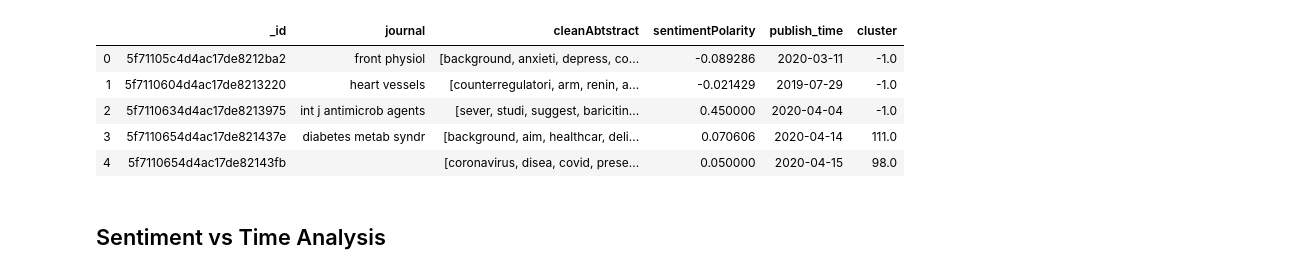
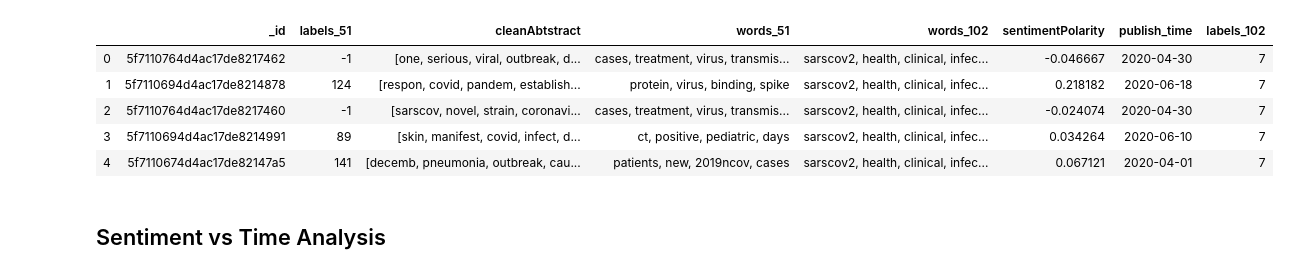
Before and after one commit to ElizabethSeidle/CORD-19_Project, a Jupyter notebook: Code/Sentiment_vs_Time.ipynb, the cells around one changed output. Cells and saved outputs as stored; diff of their text form; code cells hidden in the pictures.

```diff
--- a/Code/Sentiment_vs_Time.ipynb
+++ b/Code/Sentiment_vs_Time.ipynb
@@ -30,10 +0,0 @@ df_2 = df_2.merge(df_v, how='left', on = "_id")
-# %%
-df_2['sentimentPolarity'] = df_2.sentimentPolarity.map(lambda x: x[0])
-df_2.head()
-# %% [output]
-|  | _id | journal | cleanAbtstract | sentimentPolarity | publish_time | cluster |
-| 0 | 5f71105c4d4ac17de8212ba2 | front physiol | [background, anxieti, depress, co... | -0.089286 | 2020-03-11 | -1.0 |
-| 1 | 5f7110604d4ac17de8213220 | heart vessels | [counterregulatori, arm, renin, a... | -0.021429 | 2019-07-29 | -1.0 |
-| 2 | 5f7110634d4ac17de8213975 | int j antimicrob agents | [sever, studi, suggest, baricitin... | 0.450000 | 2020-04-04 | -1.0 |
-| 3 | 5f7110654d4ac17de821437e | diabetes metab syndr | [background, aim, healthcar, deli... | 0.070606 | 2020-04-14 | 111.0 |
-| 4 | 5f7110654d4ac17de82143fb |  | [coronavirus, disea, covid, prese... | 0.050000 | 2020-04-15 | 98.0 |
@@ -40 +4,52 @@ df_2.head()
+# %%
+import pandas as pd
+import pymongo
+from pymongo import MongoClient
+
+client = pymongo.MongoClient("mongodb+srv://group3:group3psu!@squid.36jsw.mongodb.net/CORD19?retryWrites=true&w=majority")
+db = client.CORD19
+db.list_collection_names()
+
+collection_1 = db.preprocess
+collection_2 = db.clusterFiftyTen
+collection_3 = db.clusterHundredTwo
+
+x = list(collection_1.find({}, {'cleanAbtstract':1})) #maybe substitute with other versions of the abstract ?
+y = list(collection_1.find({}, {'sentimentPolarity':1}))
+z = list(collection_1.find({}, {'publish_time':1}))
+w = list(collection_2.find({}, {'labels':1})) #51
+v = list(collection_3.find({}, {'labels':1})) #102
+q = list(collection_2.find({}, {'words':1})) #51
+r = list(collection_3.find({}, {'words':1})) #102
+
+df_y = pd.DataFrame(y)
+df_z = pd.DataFrame(z)
+df_w = pd.DataFrame(w) #51
+df_x = pd.DataFrame(x)
+df_v = pd.DataFrame(v) #102
+df_q = pd.DataFrame(q)
+df_r = pd.DataFrame(r) #102
+
+
+df_w = df_w.rename({'labels': 'labels_51'}, axis=1)
+df_v = df_v.rename({'labels': 'labels_102'}, axis=1)
+df_q = df_q.rename({'words': 'words_51'}, axis=1)
+df_r = df_r.rename({'words': 'words_102'}, axis=1)
+
+df_yz = df_y.merge(df_z, how='left', on = "_id")
+df_wx = df_w.merge(df_x, how='left', on = "_id")
+df_qr = df_q.merge(df_r, how='left', on = "_id")
+df_wxqr = df_wx.merge(df_qr, how='left', on = "_id")
+df_2 = df_wxqr.merge(df_yz, how='left', on = "_id")
+df_2 = df_2.merge(df_v, how='left', on = "_id")
+
+df_2['sentimentPolarity'] = df_2.sentimentPolarity.map(lambda x: x[0])
+df_2.head()
+# %% [output]
+|  | _id | labels_51 | cleanAbtstract | words_51 | words_102 | sentimentPolarity | publish_time | labels_102 |
+| 0 | 5f7110764d4ac17de8217462 | -1 | [one, serious, viral, outbreak, d... | cases, treatment, virus, transmis... | sarscov2, health, clinical, infec... | -0.046667 | 2020-04-30 | 7 |
+| 1 | 5f7110694d4ac17de8214878 | 124 | [respon, covid, pandem, establish... | protein, virus, binding, spike | sarscov2, health, clinical, infec... | 0.218182 | 2020-06-18 | 7 |
+| 2 | 5f7110764d4ac17de8217460 | -1 | [sarscov, novel, strain, coronavi... | cases, treatment, virus, transmis... | sarscov2, health, clinical, infec... | -0.024074 | 2020-04-30 | 7 |
+| 3 | 5f7110694d4ac17de8214991 | 89 | [skin, manifest, covid, infect, d... | ct, positive, pediatric, days | sarscov2, health, clinical, infec... | 0.034264 | 2020-06-10 | 7 |
+| 4 | 5f7110674d4ac17de82147a5 | 141 | [decemb, pneumonia, outbreak, cau... | patients, new, 2019ncov, cases | sarscov2, health, clinical, infec... | 0.067121 | 2020-04-01 | 7 |
 # %%
```
Also changed, not shown: parts of 25 cells of this notebook.
